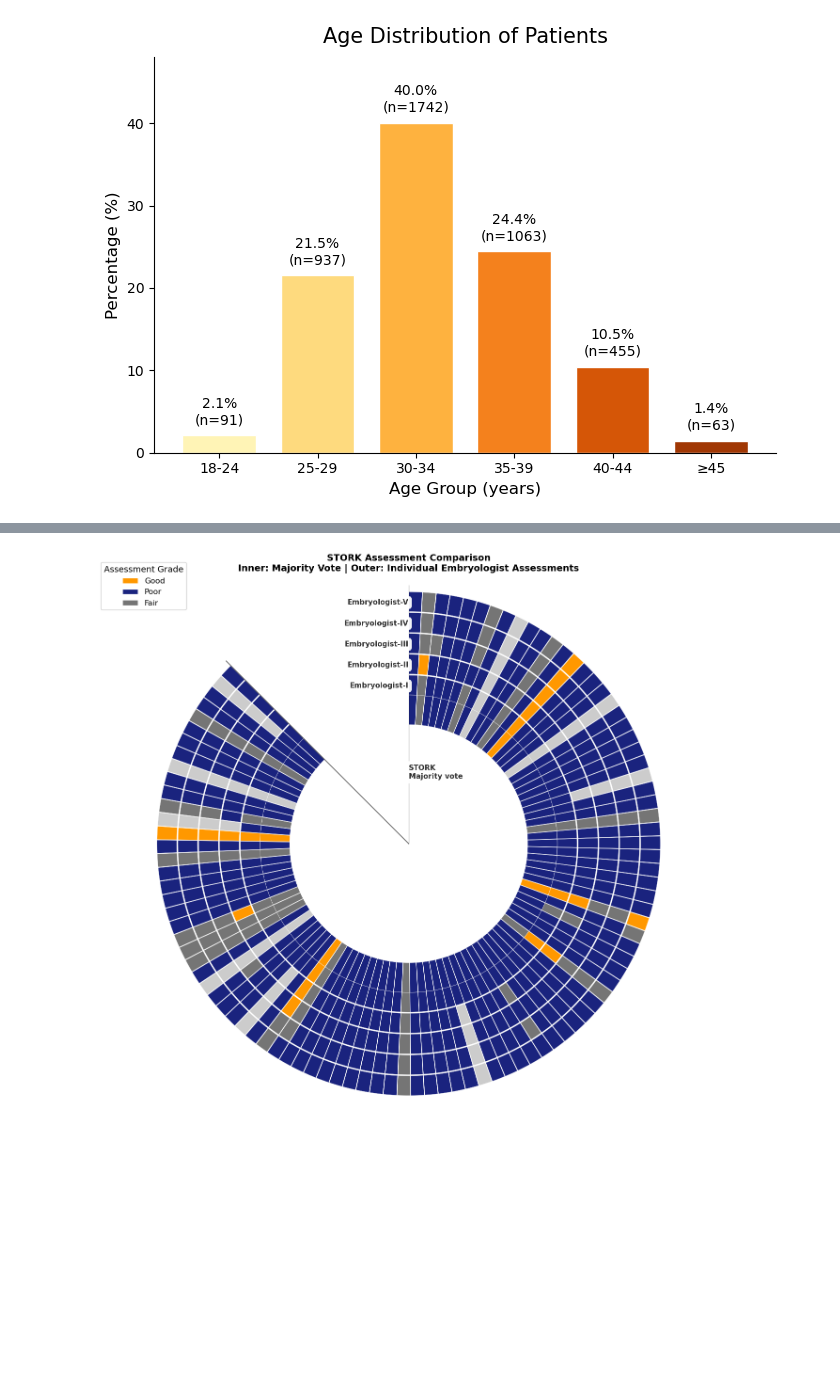
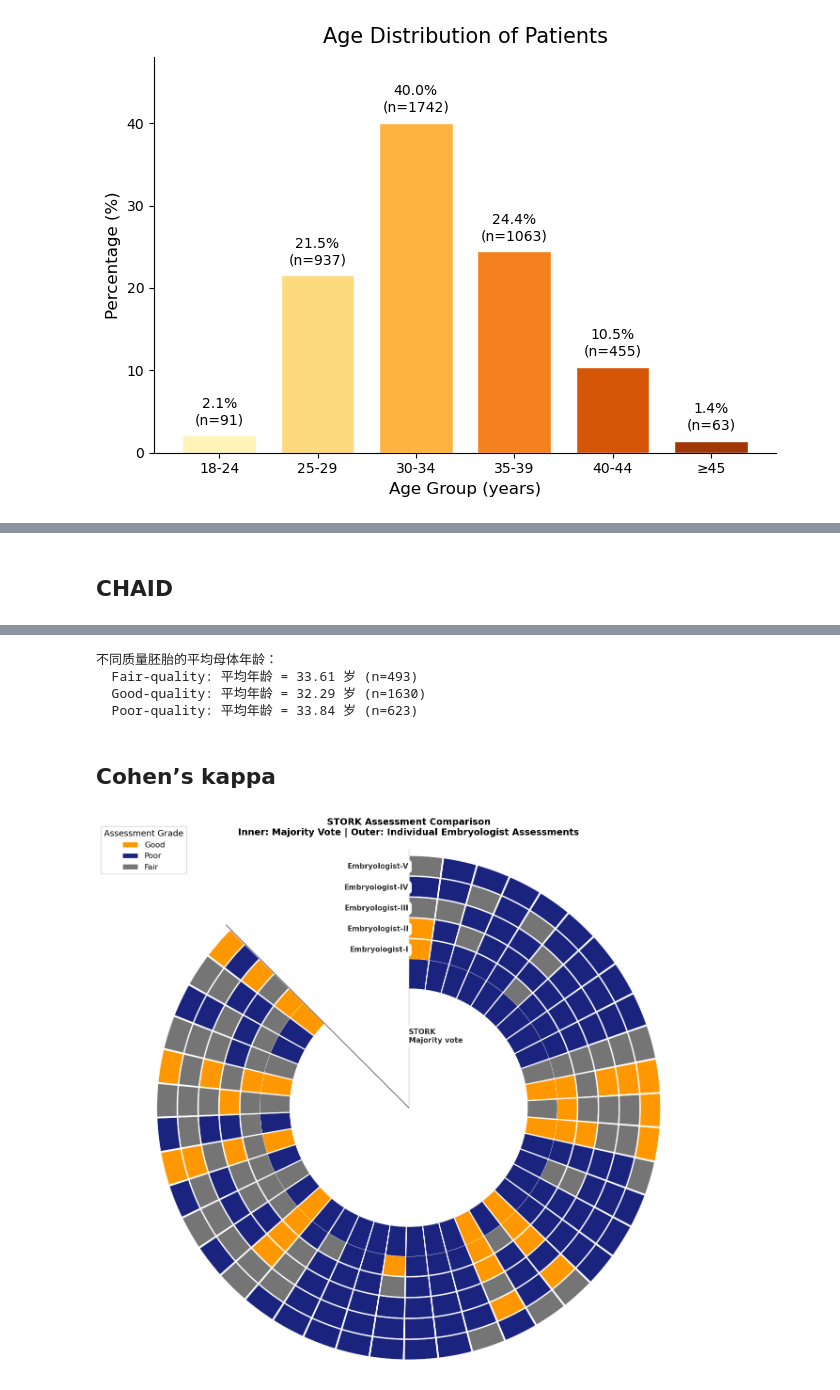
Before and after one commit to xdliulab-westlake/iEmbryo, a Jupyter notebook: prediction/code/visualization.ipynb, the cells around one changed output, grey strips where cells are left out. Cells and saved outputs as stored; diff of their text form; code cells hidden in the pictures; blank space fills up the shorter version.

```diff
--- a/prediction/code/visualization.ipynb
+++ b/prediction/code/visualization.ipynb
@@ -613,4 +619,6 @@ plt.show()
 [figure]
+# %% [markdown]
+## CHAID
 # %%
 import pandas as pd
 import numpy as np
@@ -753,6 +761,45 @@ AgeGroup
     |   |-- (['Normal', 'Underweight', 'Obese'], {0: 124.0, 1: 42.0}, <Invalid Chaid Split> - p-value greater than alpha merge)
     |   +-- (['Overweight'], {0: 24.0, 1: 21.0}, <Invalid Chaid Split> - the node only contains single category respondents)
     +-- (['37–38', '≤30'], {0: 90.0, 1: 105.0}, <Invalid Chaid Split> - p-value greater than alpha merge)
+# %%
+# ==============================
+# 8️⃣ 统计不同质量的平均年龄
+# ==============================
+# 先恢复 fair 胚胎：用同样的规则打上标签
+def classify_quality_full(grade_abc):
+    exp, icm, te = grade_abc[0], grade_abc[1], grade_abc[2]
+    if grade_abc in FAIR_SET:
+        return "Fair-quality"
+    if int(exp) >= 3 and (
+        (icm == "A" and te == "A") or
+        (icm == "A" and te == "B") or
+        (icm == "B" and te == "A")
+    ):
+        return "Good-quality"
+    return "Poor-quality"
+
+df_full = df_filtered.copy()
+df_full["GradeABC"] = df_full["移植胚胎存活细胞数1"].apply(to_abc_grade)
+df_full = df_full[df_full["GradeABC"].notna()].copy()
+df_full["Quality"] = df_full["GradeABC"].apply(classify_quality_full)
+
+# 只保留有效年龄
+df_full["年龄"] = pd.to_numeric(df_full["年龄"], errors="coerce")
+df_full = df_full[df_full["年龄"].notna()]
+
+# 计算平均年龄
+mean_age = df_full.groupby("Quality")["年龄"].mean().round(2)
+
+print("\n不同质量胚胎的平均母体年龄：")
+for q, age in mean_age.items():
+    print(f"  {q}: 平均年龄 = {age} 岁 (n={len(df_full[df_full['Quality']==q])})")
+# %% [output]
+不同质量胚胎的平均母体年龄：
+  Fair-quality: 平均年龄 = 33.61 岁 (n=493)
+  Good-quality: 平均年龄 = 32.29 岁 (n=1630)
+  Poor-quality: 平均年龄 = 33.84 岁 (n=623)
+# %% [markdown]
+## Cohen’s kappa
 # %%
 import pandas as pd
 import numpy as np
@@ -836,7 +883,7 @@ for embryo_idx, (_, row) in enumerate(df.iterrows()):
     )
 
     # 外层：五位专家
-    expert_order = ["A", "B", "C", "D", "F"]
+    expert_order = ["A", "B", "C", "D", "E"]
     for i, code in enumerate(expert_order):
         quality_color = color_map.get(row[code + "_quality"], "#CCCCCC")
         r_inner = 2.5 + i * 0.35
@@ -874,34 +921,34 @@ ax.set_thetamin(225)
 ax.set_thetamax(540)
 
 ax.set_xticks([])
 ax.set_yticks([])
 ax.spines["polar"].set_visible(False)
 ax.grid(False)
 
 # 图例
 legend_elems = [
     mpatches.Patch(facecolor=color_map["Good"], edgecolor="white", label="Good"),
     mpatches.Patch(facecolor=color_map["Poor"], edgecolor="white", label="Poor"),
     mpatches.Patch(facecolor=color_map["Fair"], edgecolor="white", label="Fair"),
 ]
 ax.legend(
     handles=legend_elems,
     loc="upper left",
     bbox_to_anchor=(-0.1, 1.05),
     fontsize=12,
     title="Assessment Grade",
     title_fontsize=13,
     framealpha=0.95,
 )
 
 plt.title(
     "STORK Assessment Comparison\nInner: Majority Vote | Outer: Individual Embryologist Assessments",
     fontsize=14, fontweight="bold", pad=20,
 )
 plt.tight_layout()
 plt.show()
 # %% [output]
-[figure, old version]
+[figure, new version]
 # %%
 import pandas as pd
 import numpy as np
```
Also changed, not shown: parts of 6 cells of this notebook.
